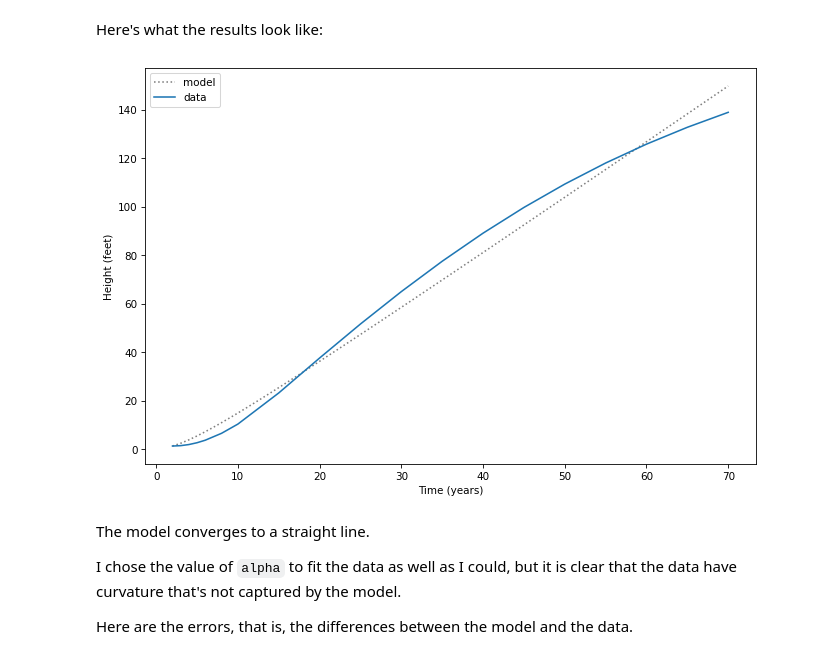
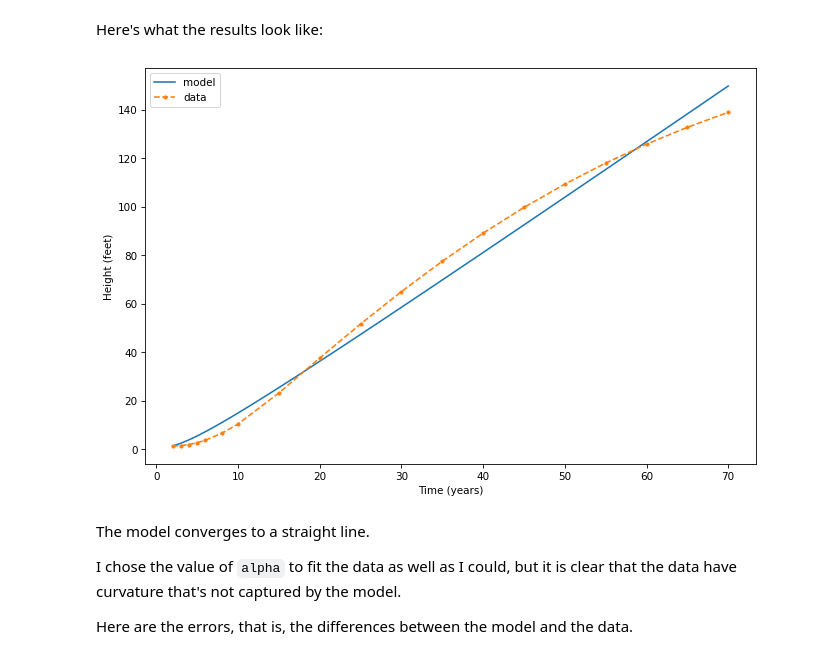
Before and after one commit to wutmeownow/phys441, a Jupyter notebook: JupyterNotebooks/Week9/trees.ipynb, the cells around one changed output. Drawn from its saved outputs; the diff is of its cells as text; code cells hidden in the pictures.

```diff
--- a/JupyterNotebooks/Week9/trees.ipynb
+++ b/JupyterNotebooks/Week9/trees.ipynb
@@ -152,14 +152,14 @@ Name: Quantity, dtype: float64
 Here's what the results look like:
 # %%
 def plot_results(results, data):
-    results.plot(style=':', label='model', color='gray')
-    data.plot(label='data')
+    results.plot(style='-', label='model')
+    data.plot(label='data', style='.--')
     decorate(xlabel='Time (years)',
              ylabel='Height (feet)')
 
 plot_results(results, data)
 # %% [output]
-[figure, old version]
+[figure, new version]
 # %% [markdown]
 The model converges to a straight line.
 
```
Also changed, not shown: parts of 9 cells of this notebook.
